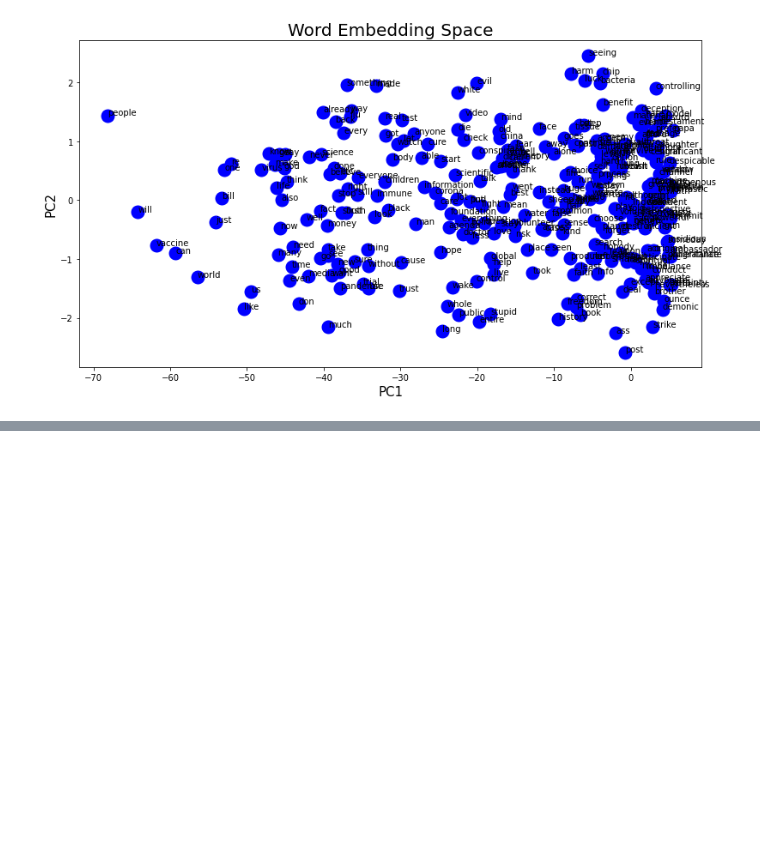
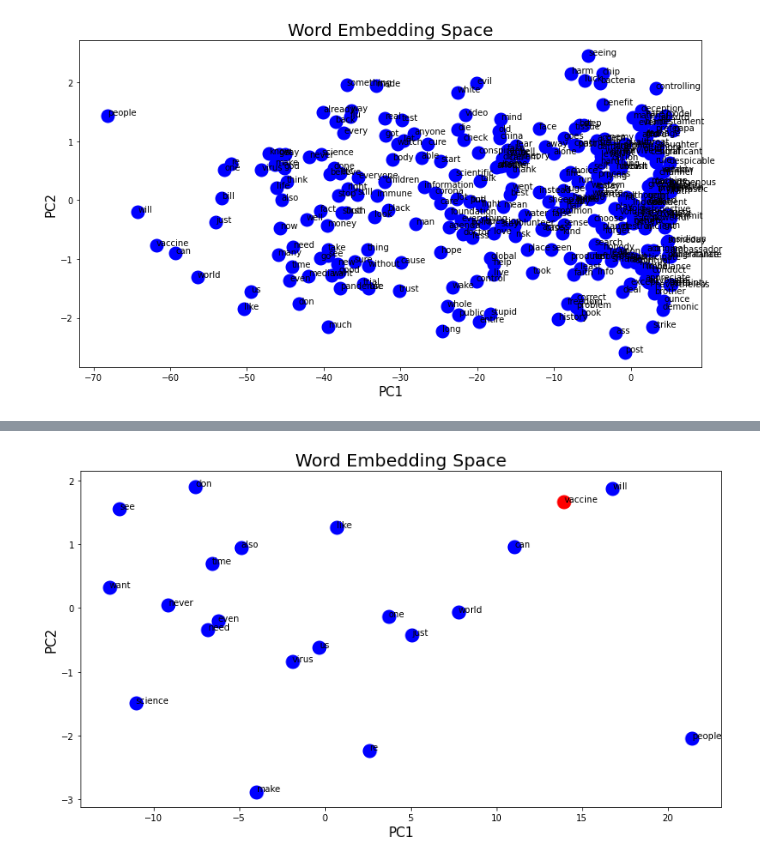
Before and after one commit to sillsphelyx/Vaccine_sentiments_SA, a Jupyter notebook: Covid_vaccine_sentiment_SA-Training_Word_embeddings.ipynb, the cells around one changed output, grey strips where cells are left out. Saved outputs shown, nothing was run; the diff lists cells and outputs as text; code cells hidden in the pictures; blank space fills up the shorter version.

```diff
--- a/Covid_vaccine_sentiment_SA-Training_Word_embeddings.ipynb
+++ b/Covid_vaccine_sentiment_SA-Training_Word_embeddings.ipynb
@@ -156,0 +198,5 @@ plotting_components_mod(combined_components,combined_vectors,300)
+# %%
+# Plot for words around vaccine in the combined corpus
+word_distribution_around_target_word('vaccine',20,combined_vectors)
+# %% [output]
+[figure, added]
```
Also changed, not shown: parts of 11 cells of this notebook, 1 other file.
